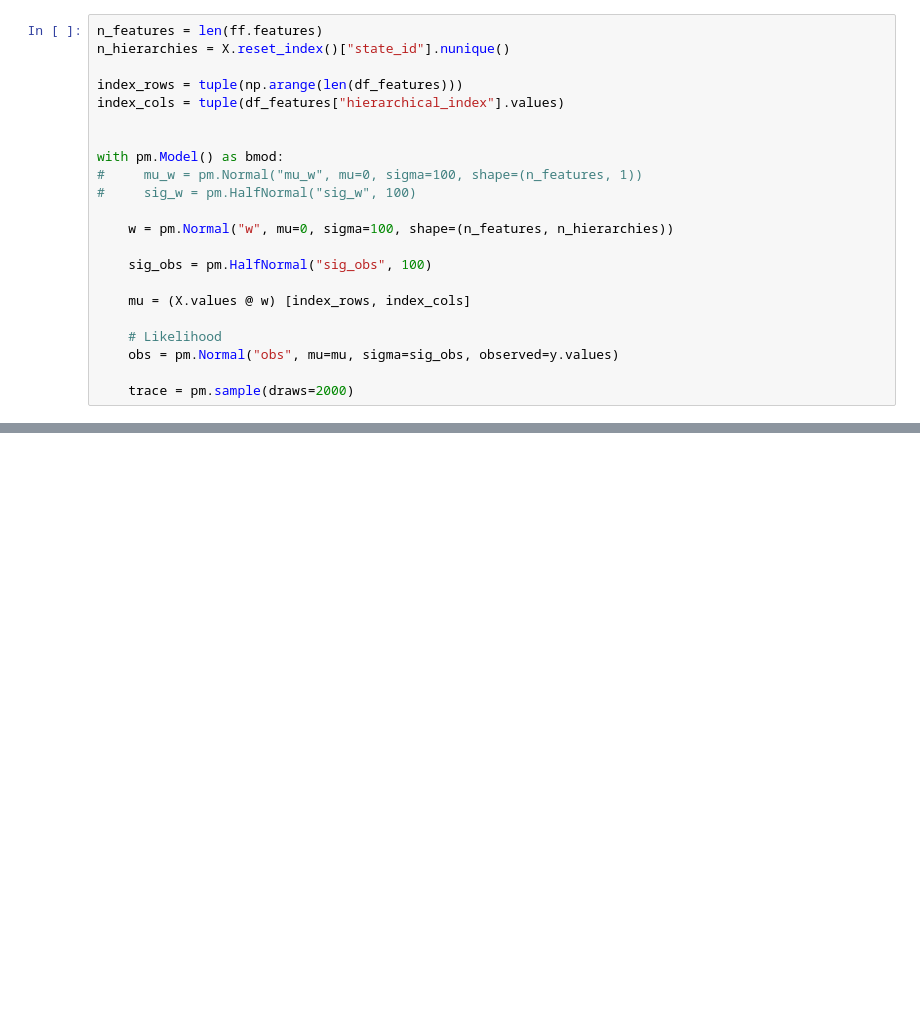
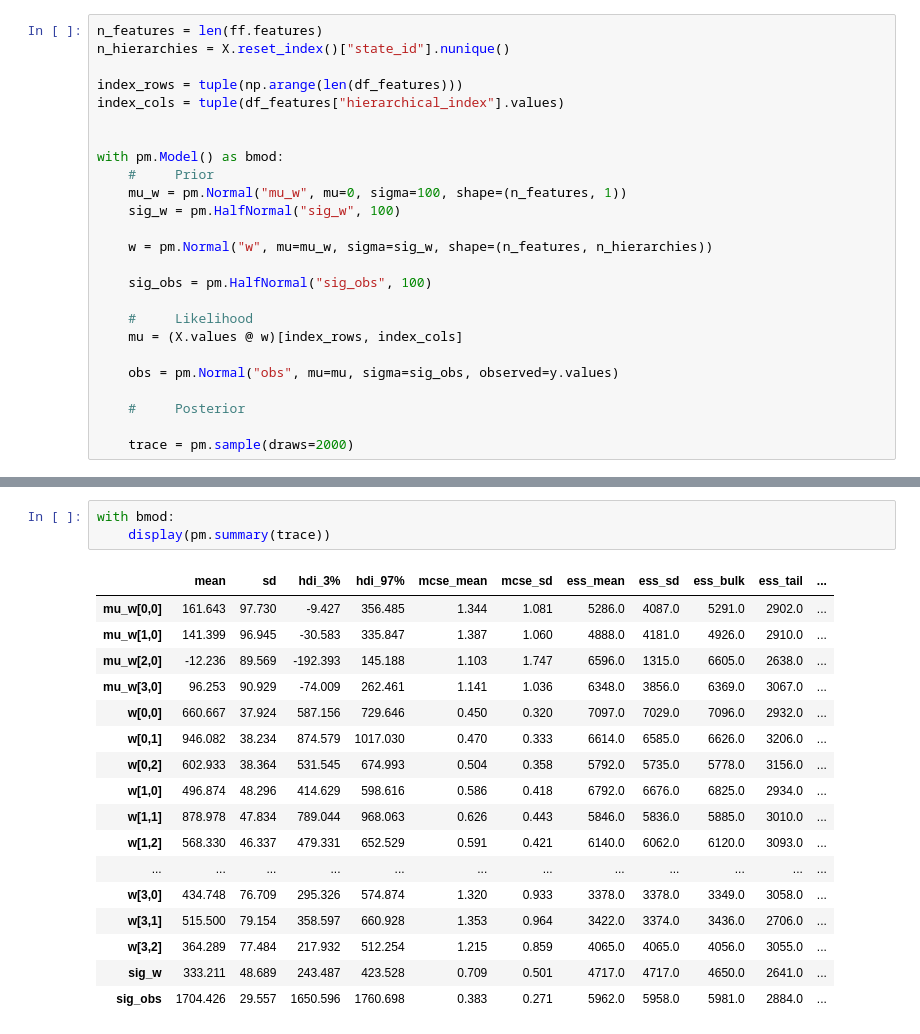
Before and after one commit to sithankanna/naive-bayesians, a Jupyter notebook: misc/hierarchical_bayesian/002-hierarchical-time_series.ipynb, the cells around one changed output, grey strips where cells are left out. Cells and saved outputs as stored; diff of their text form; blank space fills up the shorter version.

```diff
--- a/misc/hierarchical_bayesian/002-hierarchical-time_series.ipynb
+++ b/misc/hierarchical_bayesian/002-hierarchical-time_series.ipynb
@@ -249,16 +266,19 @@ index_cols = tuple(df_features["hierarchical_index"].values)
 
 
 with pm.Model() as bmod:
-#     mu_w = pm.Normal("mu_w", mu=0, sigma=100, shape=(n_features, 1))
-#     sig_w = pm.HalfNormal("sig_w", 100)
+    #     Prior
+    mu_w = pm.Normal("mu_w", mu=0, sigma=100, shape=(n_features, 1))
+    sig_w = pm.HalfNormal("sig_w", 100)
 
-    w = pm.Normal("w", mu=0, sigma=100, shape=(n_features, n_hierarchies))
+    w = pm.Normal("w", mu=mu_w, sigma=sig_w, shape=(n_features, n_hierarchies))
 
     sig_obs = pm.HalfNormal("sig_obs", 100)
 
-    mu = (X.values @ w) [index_rows, index_cols]
+    #     Likelihood
+    mu = (X.values @ w)[index_rows, index_cols]
 
-    # Likelihood
     obs = pm.Normal("obs", mu=mu, sigma=sig_obs, observed=y.values)
 
+    #     Posterior
+
     trace = pm.sample(draws=2000)
@@ -264,0 +293,21 @@ with pm.Model() as bmod:
+# %%
+with bmod:
+    display(pm.summary(trace))
+# %% [output]
+|  | mean | sd | hdi_3% | hdi_97% | mcse_mean | mcse_sd | ess_mean | ess_sd | ess_bulk | ess_tail | ... |
+| mu_w[0,0] | 161.643 | 97.730 | -9.427 | 356.485 | 1.344 | 1.081 | 5286.0 | 4087.0 | 5291.0 | 2902.0 | ... |
+| mu_w[1,0] | 141.399 | 96.945 | -30.583 | 335.847 | 1.387 | 1.060 | 4888.0 | 4181.0 | 4926.0 | 2910.0 | ... |
+| mu_w[2,0] | -12.236 | 89.569 | -192.393 | 145.188 | 1.103 | 1.747 | 6596.0 | 1315.0 | 6605.0 | 2638.0 | ... |
+| mu_w[3,0] | 96.253 | 90.929 | -74.009 | 262.461 | 1.141 | 1.036 | 6348.0 | 3856.0 | 6369.0 | 3067.0 | ... |
+| w[0,0] | 660.667 | 37.924 | 587.156 | 729.646 | 0.450 | 0.320 | 7097.0 | 7029.0 | 7096.0 | 2932.0 | ... |
+| w[0,1] | 946.082 | 38.234 | 874.579 | 1017.030 | 0.470 | 0.333 | 6614.0 | 6585.0 | 6626.0 | 3206.0 | ... |
+| w[0,2] | 602.933 | 38.364 | 531.545 | 674.993 | 0.504 | 0.358 | 5792.0 | 5735.0 | 5778.0 | 3156.0 | ... |
+| w[1,0] | 496.874 | 48.296 | 414.629 | 598.616 | 0.586 | 0.418 | 6792.0 | 6676.0 | 6825.0 | 2934.0 | ... |
+| w[1,1] | 878.978 | 47.834 | 789.044 | 968.063 | 0.626 | 0.443 | 5846.0 | 5836.0 | 5885.0 | 3010.0 | ... |
+| w[1,2] | 568.330 | 46.337 | 479.331 | 652.529 | 0.591 | 0.421 | 6140.0 | 6062.0 | 6120.0 | 3093.0 | ... |
+| ... | ... | ... | ... | ... | ... | ... | ... | ... | ... | ... | ... |
+| w[3,0] | 434.748 | 76.709 | 295.326 | 574.874 | 1.320 | 0.933 | 3378.0 | 3378.0 | 3349.0 | 3058.0 | ... |
+| w[3,1] | 515.500 | 79.154 | 358.597 | 660.928 | 1.353 | 0.964 | 3422.0 | 3374.0 | 3436.0 | 2706.0 | ... |
+| w[3,2] | 364.289 | 77.484 | 217.932 | 512.254 | 1.215 | 0.859 | 4065.0 | 4065.0 | 4056.0 | 3055.0 | ... |
+| sig_w | 333.211 | 48.689 | 243.487 | 423.528 | 0.709 | 0.501 | 4717.0 | 4717.0 | 4650.0 | 2641.0 | ... |
+| sig_obs | 1704.426 | 29.557 | 1650.596 | 1760.698 | 0.383 | 0.271 | 5962.0 | 5958.0 | 5981.0 | 2884.0 | ... |
```
Also changed, not shown: parts of 31 cells of this notebook, 2 other files.
